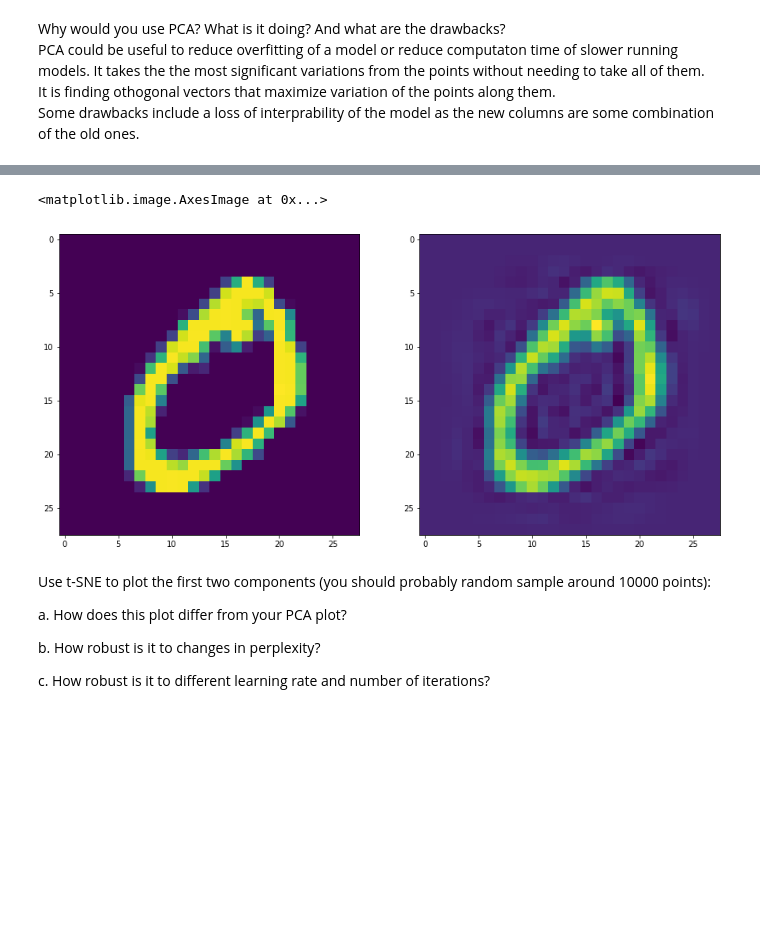
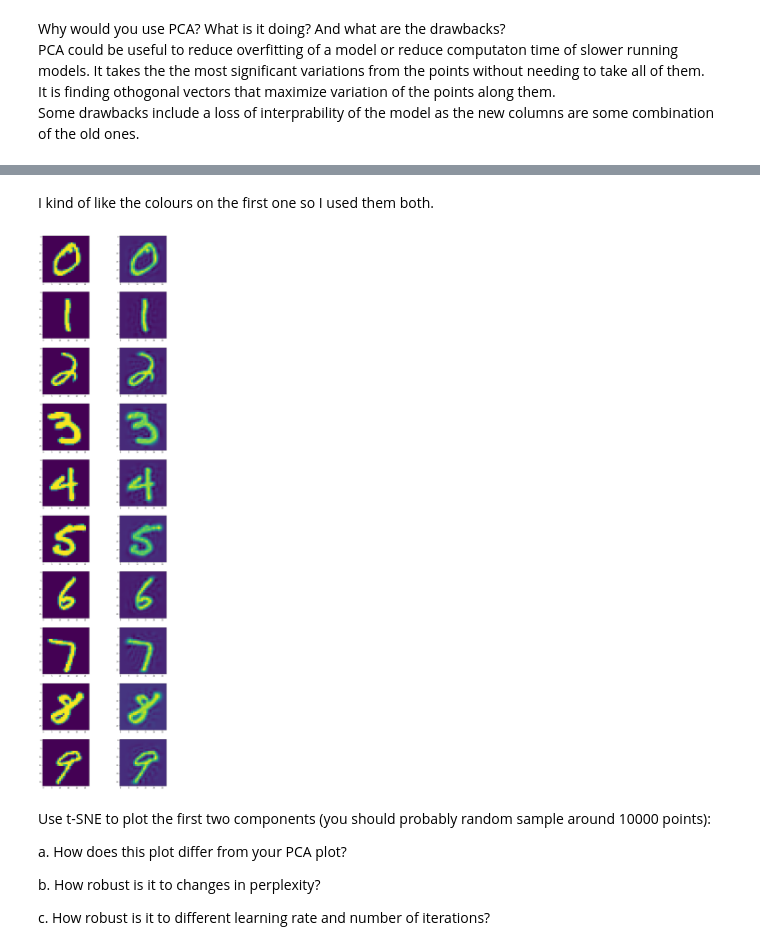
Before and after one commit to benbranchflower/applied_machine_learning, a Jupyter notebook: dimensionality_reduction_and_clustering.ipynb, the cells around one changed output, grey strips where cells are left out. Drawn from its saved outputs; the diff is of its cells as text; code cells hidden in the pictures; blank space fills up the shorter version.

```diff
--- a/dimensionality_reduction_and_clustering.ipynb
+++ b/dimensionality_reduction_and_clustering.ipynb
@@ -90,13 +94,15 @@ plt.plot(range(len(change_var)), change_var)
+# %% [markdown]
+I kind of like the colours on the first one so I used them both.
 # %%
 approximation = pca.inverse_transform(X_pca)
-plt.figure(figsize=(15,10))
-plt.subplot(1,2,1)
-plt.imshow(X[0].reshape((28,28)))
-plt.subplot(1,2,2)
-plt.imshow(approximation[0].reshape((28,28)))
+nrows = 10
+ncols = 2
+fig, axes = plt.subplots(nrows, ncols, figsize=(15,60))
+for r, image in enumerate([i*6500 for i in range(nrows)]):
+    axes[r][0].imshow(X[image].reshape((28,28)))
+    axes[r][1].imshow(approximation[image].reshape((28,28)))
 # %% [output]
-<matplotlib.image.AxesImage at 0x...>
-[figure, old version]
+[figure, new version]
 # %% [markdown]
 Use t-SNE to plot the first two components (you should probably random sample around 10000 points):
 
```
Also changed, not shown: parts of 26 cells of this notebook.
